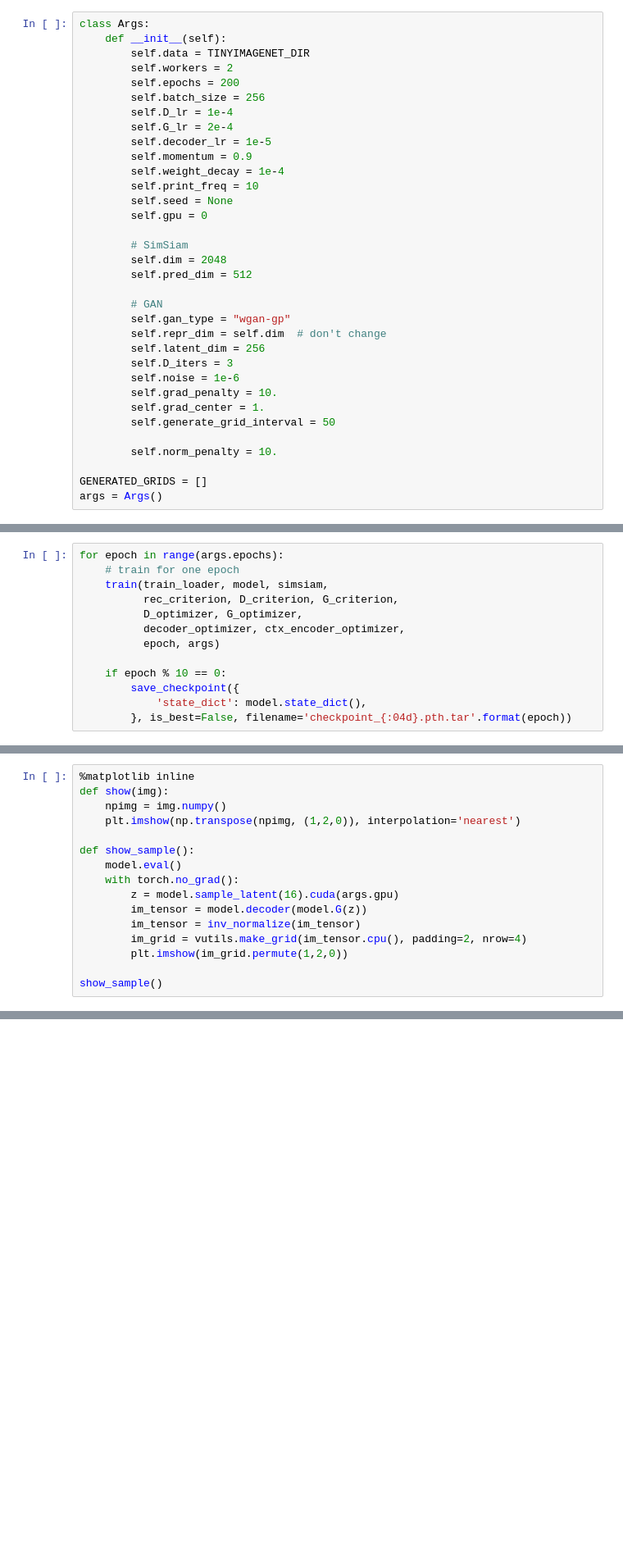
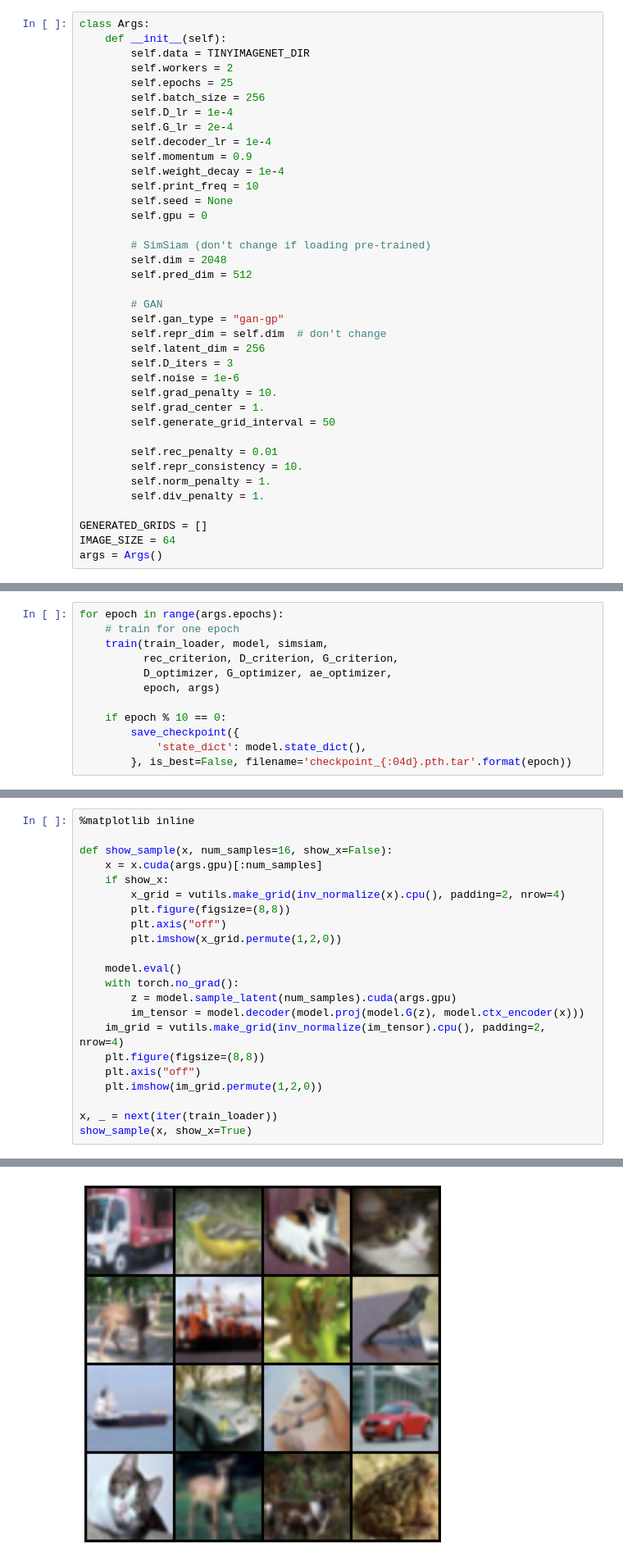
Before and after one commit to zeligism/ConGAN, a Jupyter notebook: GAN_+_SimSiam.ipynb, the cells around one changed output, grey strips where cells are left out. Shown at 82% size. Saved outputs shown, nothing was run; the diff lists cells and outputs as text; blank space fills up the shorter version.

Commit message:
This has the final version of the framework we proposed. In the next commit, we will train a different model.

```diff
--- a/GAN_+_SimSiam.ipynb
+++ b/GAN_+_SimSiam.ipynb
@@ -909,23 +770,23 @@ class Args:
     def __init__(self):
         self.data = TINYIMAGENET_DIR
         self.workers = 2
-        self.epochs = 200
+        self.epochs = 25
         self.batch_size = 256
         self.D_lr = 1e-4
         self.G_lr = 2e-4
-        self.decoder_lr = 1e-5
+        self.decoder_lr = 1e-4
         self.momentum = 0.9
         self.weight_decay = 1e-4
         self.print_freq = 10
         self.seed = None
         self.gpu = 0
 
-        # SimSiam
+        # SimSiam (don't change if loading pre-trained)
         self.dim = 2048
         self.pred_dim = 512
 
         # GAN
-        self.gan_type = "wgan-gp"
+        self.gan_type = "gan-gp"
         self.repr_dim = self.dim  # don't change
         self.latent_dim = 256
         self.D_iters = 3
@@ -934,7 +795,11 @@ class Args:
         self.grad_center = 1.
         self.generate_grid_interval = 50
 
-        self.norm_penalty = 10.
+        self.rec_penalty = 0.01
+        self.repr_consistency = 10.
+        self.norm_penalty = 1.
+        self.div_penalty = 1.
 
 GENERATED_GRIDS = []
+IMAGE_SIZE = 64
 args = Args()
@@ -1158,8 +1037,7 @@ for epoch in range(args.epochs):
     # train for one epoch
     train(train_loader, model, simsiam,
           rec_criterion, D_criterion, G_criterion,
-          D_optimizer, G_optimizer,
-          decoder_optimizer, ctx_encoder_optimizer,
+          D_optimizer, G_optimizer, ae_optimizer,
           epoch, args)
 
     if epoch % 10 == 0:
@@ -1191,18 +1069,24 @@ vidname = os.path.join(GANSIAM_DIR, "results/test.mp4")
 create_progress_animation(GENERATED_GRIDS, vidname)
 # %%
 %matplotlib inline
-def show(img):
-    npimg = img.numpy()
-    plt.imshow(np.transpose(npimg, (1,2,0)), interpolation='nearest')
 
-def show_sample():
+def show_sample(x, num_samples=16, show_x=False):
+    x = x.cuda(args.gpu)[:num_samples]
+    if show_x:
+        x_grid = vutils.make_grid(inv_normalize(x).cpu(), padding=2, nrow=4)
+        plt.figure(figsize=(8,8))
+        plt.axis("off")
+        plt.imshow(x_grid.permute(1,2,0))
+
     model.eval()
     with torch.no_grad():
-        z = model.sample_latent(16).cuda(args.gpu)
-        im_tensor = model.decoder(model.G(z))
-        im_tensor = inv_normalize(im_tensor)
-        im_grid = vutils.make_grid(im_tensor.cpu(), padding=2, nrow=4)
-        plt.imshow(im_grid.permute(1,2,0))
+        z = model.sample_latent(num_samples).cuda(args.gpu)
+        im_tensor = model.decoder(model.proj(model.G(z), model.ctx_encoder(x)))
+    im_grid = vutils.make_grid(inv_normalize(im_tensor).cpu(), padding=2, nrow=4)
+    plt.figure(figsize=(8,8))
+    plt.axis("off")
+    plt.imshow(im_grid.permute(1,2,0))
 
-show_sample()
+x, _ = next(iter(train_loader))
+show_sample(x, show_x=True)
 # %% [output]
@@ -1209,0 +1093 @@ RuntimeError: ignored
+[figure, added]
```
Also changed, not shown: parts of 22 cells of this notebook.
